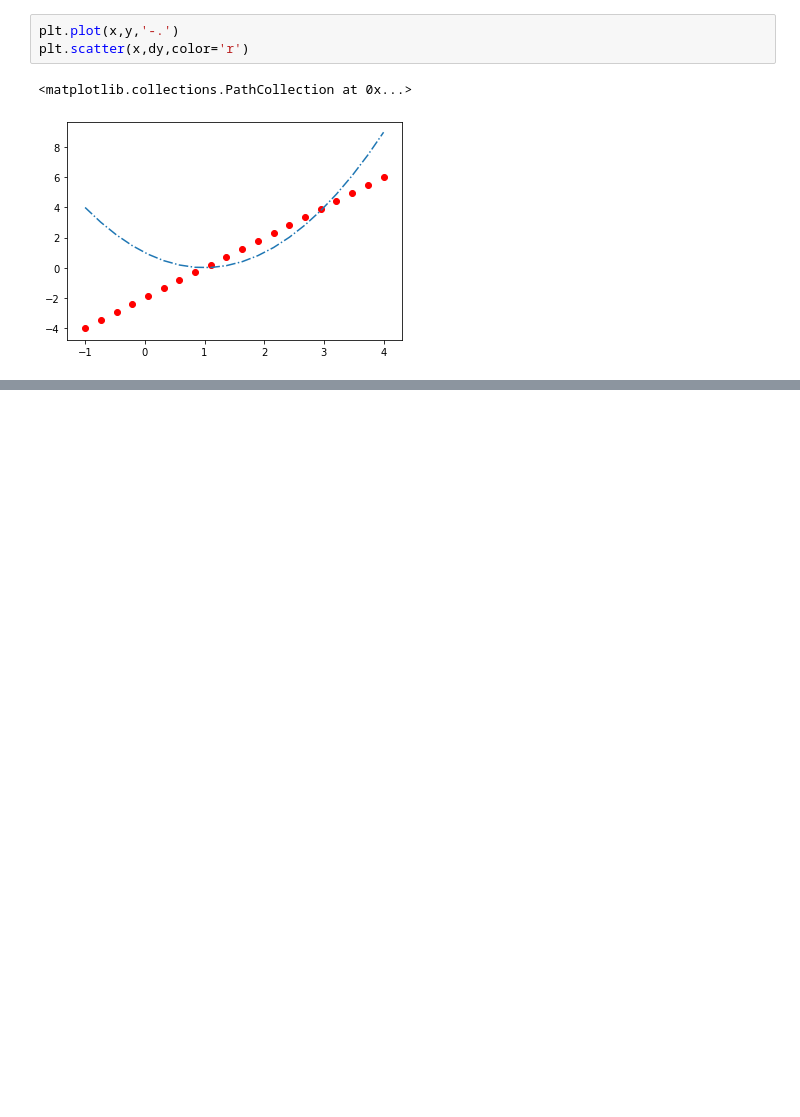
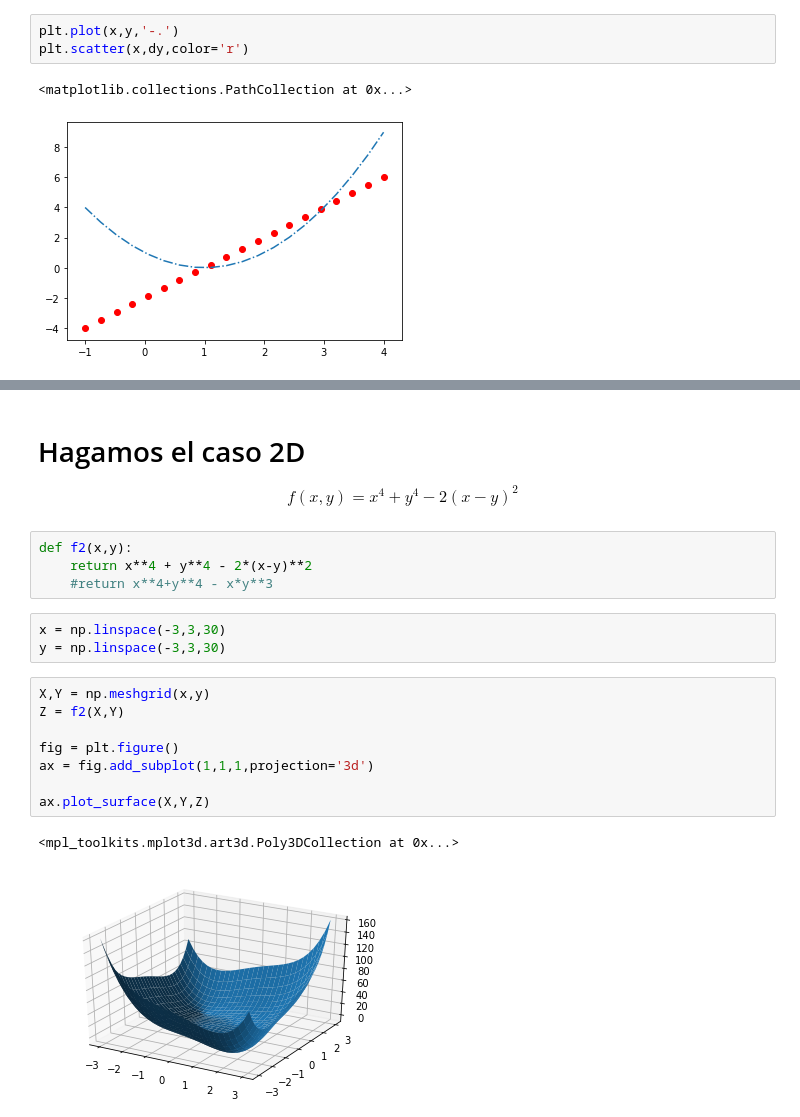
Before and after one commit to danielagda5/MetodosComputacionales202120-1, a Jupyter notebook: Week7/DescensoGradiente.ipynb, the cells around one changed output, grey strips where cells are left out. Saved outputs shown, nothing was run; the diff lists cells and outputs as text; blank space fills up the shorter version.

```diff
--- a/Week7/DescensoGradiente.ipynb
+++ b/Week7/DescensoGradiente.ipynb
@@ -30,0 +62,22 @@ plt.scatter(x,dy,color='r')
+# %% [markdown]
+# Hagamos el caso 2D
+
+$$f(x,y) = x^{4} + y^{4} - 2(x-y)^{2}$$
+# %%
+def f2(x,y):
+    return x**4 + y**4 - 2*(x-y)**2
+    #return x**4+y**4 - x*y**3
+# %%
+x = np.linspace(-3,3,30)
+y = np.linspace(-3,3,30)
+# %%
+X,Y = np.meshgrid(x,y)
+Z = f2(X,Y)
+
+fig = plt.figure()
+ax = fig.add_subplot(1,1,1,projection='3d')
+
+ax.plot_surface(X,Y,Z)
+# %% [output]
+<mpl_toolkits.mplot3d.art3d.Poly3DCollection at 0x...>
+[figure, added]
```
Also changed, not shown: parts of 27 cells of this notebook.
